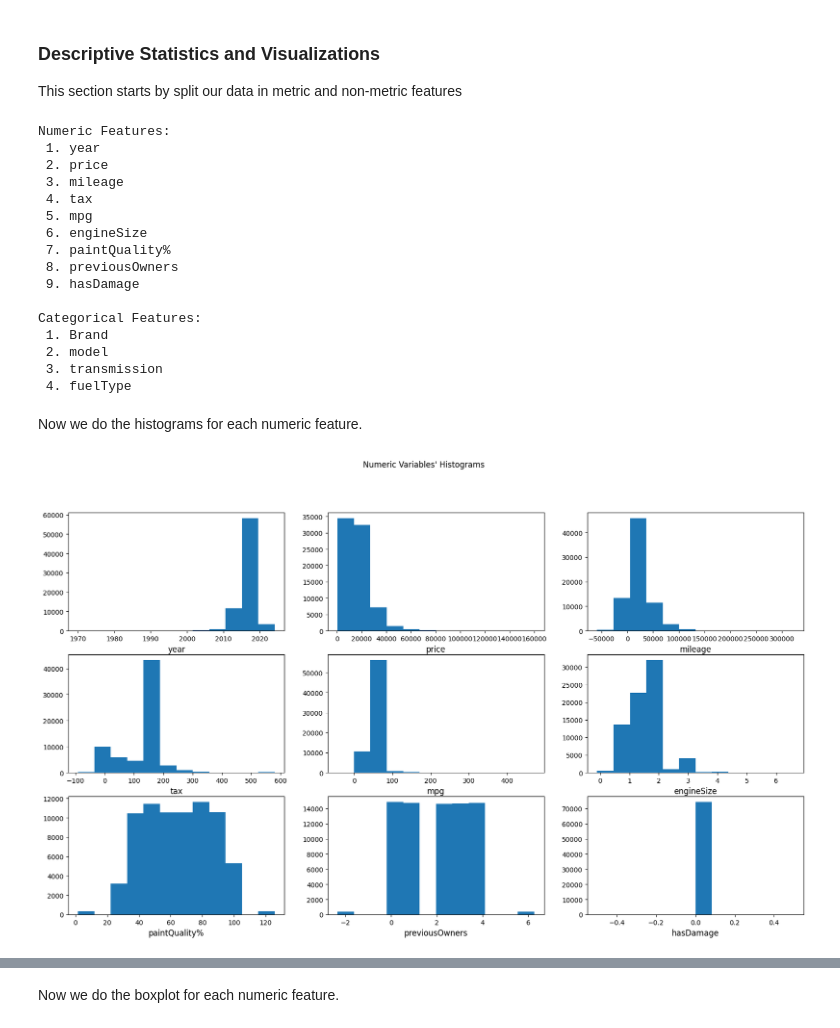
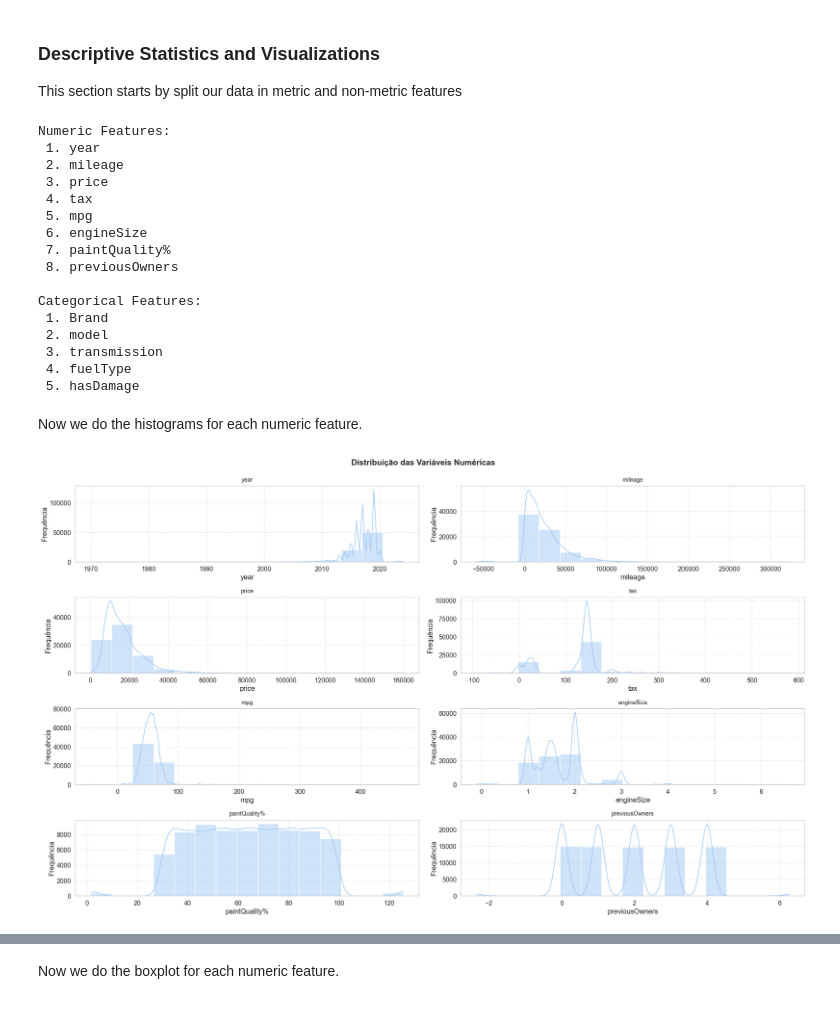
Before and after one commit to mariamiguel720/Machine-Learning-Project-25-26, a Jupyter notebook: notebooks/Notebook_primeira_entrega_ML.ipynb, the cells around one changed output, grey strips where cells are left out. Cells and saved outputs as stored; diff of their text form; code cells hidden in the pictures.

```diff
--- a/notebooks/Notebook_primeira_entrega_ML.ipynb
+++ b/notebooks/Notebook_primeira_entrega_ML.ipynb
@@ -491,7 +491,7 @@ So from the correlation analysis with both spearman and pearson methods we can s
 
 This section starts by split our data in metric and non-metric features
 # %%
-non_numeric_features = train.select_dtypes(include=['object'])
+non_numeric_features = train.drop(columns=numeric_features.columns)
 #The variable associated to the numeric features was already created before with the name numeric_features
 
 print("Numeric Features:")
@@ -504,51 +504,49 @@ for i, feature in enumerate(non_numeric_features, 1):
 # %% [output]
 Numeric Features:
  1. year
- 2. price
- 3. mileage
+ 2. mileage
+ 3. price
  4. tax
  5. mpg
  6. engineSize
  7. paintQuality%
  8. previousOwners
- 9. hasDamage
 
 Categorical Features:
  1. Brand
  2. model
  3. transmission
  4. fuelType
+ 5. hasDamage
 # %% [markdown]
 Now we do the histograms for each numeric feature.
-# %%
-sp_rows = 3
-sp_cols = 3
-
-fig, axes = plt.subplots(sp_rows,
-                         sp_cols,
-                         figsize=(20, 11))
-
-# Plot data
-# Iterate across axes objects and associate each histogram
-for ax, feat in zip(axes.flatten(), numeric_features):
-    ax.hist(train[feat], bins=12) # 12 bins to accomodate the feature 'month' and because no interpretability in the other graphs is lost
-    ax.set_title(feat, y=-0.21)
-
-# Layout
-# Add a centered title to the figure:
-title = "Numeric Variables' Histograms"
-
-plt.suptitle(title)
-
-if not os.path.exists(os.path.join('..', 'figures', 'eda')):
-    # if the exp_analysis directory is not present then create it first
-    os.makedirs(os.path.join('..', 'figures', 'eda'))
-
-plt.savefig(os.path.join('..', 'figures', 'eda', 'numeric_variables_histograms.png'), dpi=200)
-
-plt.show()
-# %% [output]
-[figure, removed]
+# %%
+# General settings
+sns.set(style="whitegrid", palette="pastel", font_scale=1.3)
+
+sp_rows, sp_cols = 4, 2
+fig, axes = plt.subplots(sp_rows, sp_cols, figsize=(24, 15))
+
+# Plot data
+# Iterate across axes objects and associate each histogram
+for ax, feat in zip(axes.flatten(), numeric_features):
+    sns.histplot(data=train, x=feat, bins=15, kde=True, ax=ax)
+    ax.set_title(feat, fontsize=13, pad=10)
+    ax.set_ylabel("Frequência")
+    ax.grid(True, linestyle="--", alpha=0.6)
+
+# General Layout
+fig.suptitle("Distribuição das Variáveis Numéricas", fontsize=18, fontweight='bold', y=0.95)
+fig.tight_layout(rect=[0, 0, 1, 0.96])
+
+# Save the figure
+save_path = os.path.join("..", "figures", "eda")
+os.makedirs(save_path, exist_ok=True)
+
+plt.savefig(os.path.join(save_path, "numeric_variables_histograms.png"), dpi=300, bbox_inches="tight")
+plt.show()
+# %% [output]
+[figure, added]
 # %% [markdown]
 With the evaluation of the histograms we can affirmate that:
 
```
Also changed, not shown: parts of 64 cells of this notebook, 1 other file.
